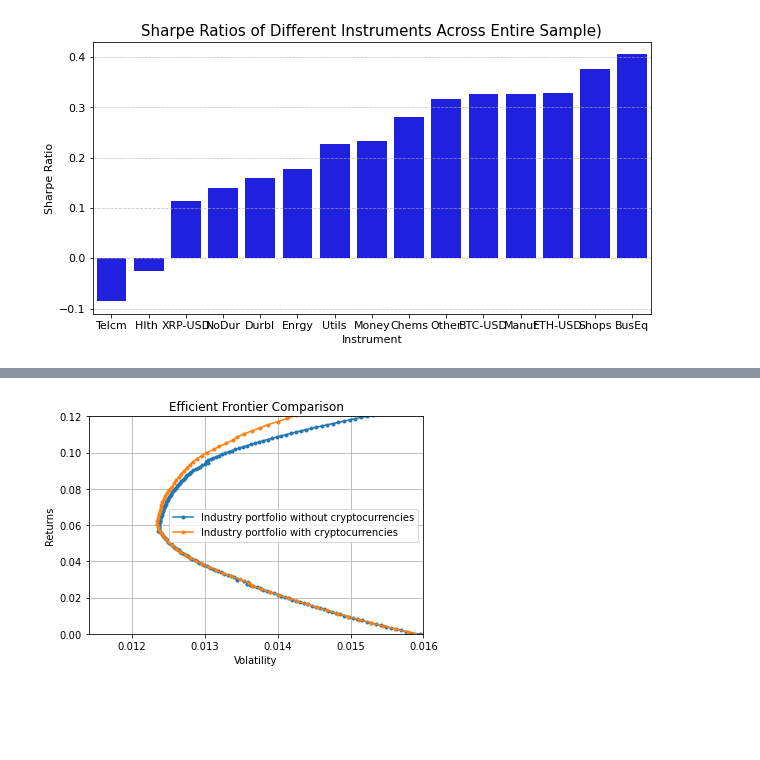
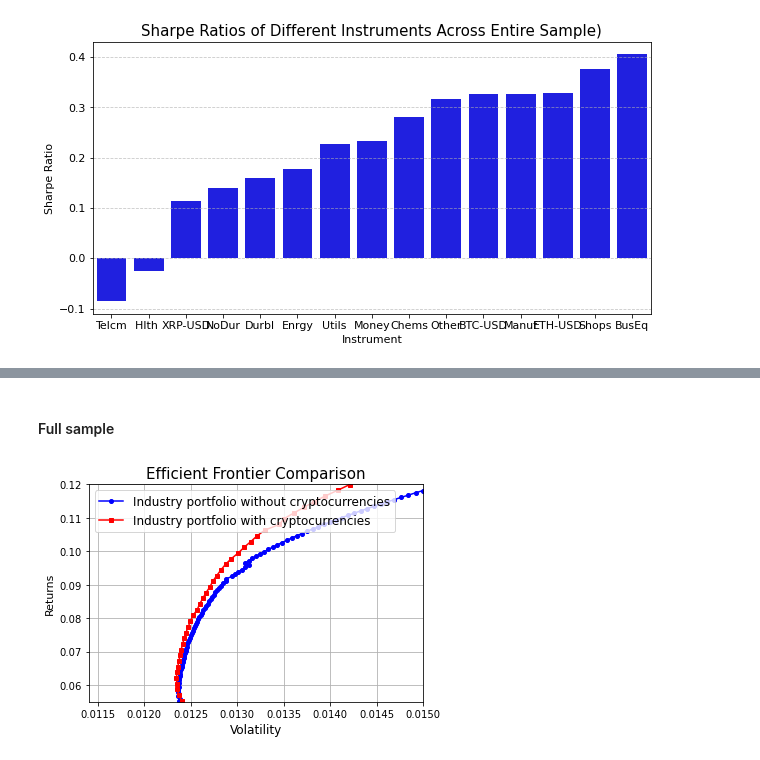
Before and after one commit to fairwayfinder/crypto-mean-variance-frontier, a Jupyter notebook: notebooks/MAIN.ipynb, the cells around one changed output, grey strips where cells are left out. Saved outputs shown, nothing was run; the diff lists cells and outputs as text; code cells hidden in the pictures; blank space fills up the shorter version.

Commit message:
Changing the plotting function for better reproducibility

```diff
--- a/notebooks/MAIN.ipynb
+++ b/notebooks/MAIN.ipynb
@@ -233,4 +168,0 @@ Plotting the mean-variance frontiers
-# %%
-er = util.annualize_rets(ind_crypto, periods_per_year)
-cov = ind_crypto.cov()
-industry_crypto_combined_plots = plot_ef(201, er[industry], cov.loc[industry, industry], er[industry_and_crypto], cov.loc[industry_and_crypto, industry_and_crypto])
@@ -241,46 +231,21 @@ industry_crypto_combined_plots = plot_ef(201, er[industry], cov.loc[industry, in
+# %% [markdown]
+#### Full sample
 # %%
-er = util.annualize_rets(ind_crypto, periods_per_year)
-cov = ind_crypto.cov()
+ind_crypto_spliced = ind_crypto['2017-10-31':'2023-10-31']
+
+er = util.annualize_rets(ind_crypto_spliced, periods_per_year)
+cov = ind_crypto_spliced.cov()
+
+industry_crypto_combined_plots = plot_ef(
+201, er[industry], cov.loc[industry, industry],
+er[industry_and_crypto],
+cov.loc[industry_and_crypto, industry_and_crypto],
+xlim=(0.0114, 0.015),
+ylim=(0.055, 0.12)
+)
+
+plt.savefig("../Reports/figures/Efficient_Frontier_Comparison_Full_Sample.png")
+
+plt.show()
+# %% [output]
+[figure, added]
-# %%
-er1 = er[industry]
-cov1 = cov.loc[industry, industry]
-er2 = er[industry_and_crypto]
-cov2 = cov.loc[industry_and_crypto, industry_and_crypto]
-n_points = 200
-
-# First efficient frontier
-weights1 = optimal_weights(n_points, er1, cov1)  # Assuming optimal_weights is implemented
-rets1 = [portfolio_return(w, er1) for w in weights]
-vols1 = [portfolio_vol(w, cov1) for w in weights]
-ef1 = pd.DataFrame({
-        "Returns": rets1,
-        "Volatility": vols1
-    })
-
-# Second efficient frontier
-weights2 = optimal_weights(n_points, er2, cov2)  # Assuming optimal_weights is implemented
-rets2 = [portfolio_return(w, er2) for w in weights2]
-vols2 = [portfolio_vol(w, cov2) for w in weights2]
-ef2 = pd.DataFrame({
-    "Returns": rets2,
-    "Volatility": vols2
-})
-
-# Plotting both efficient frontiers on the same graph
-ax = ef1.plot.line(x="Volatility", y="Returns", style='.-', label='Industry portfolio without cryptocurrencies')
-ef2.plot.line(x="Volatility", y="Returns", style='.-', ax=ax, label='Industry portfolio with cryptocurrencies')
-
-ax.set_xlim(left=0.0114, right=0.016)
-ax.set_ylim(bottom=0.0, top=0.12)
-
-# Customize the plot as needed
-plt.title("Efficient Frontier Comparison")
-plt.xlabel("Volatility")
-plt.ylabel("Returns")
-plt.legend()
-plt.grid(True)
-
-plt.savefig("../reports/figures/figure1.png")
-plt.show()
-# %% [output]
-[figure, removed]
```
Also changed, not shown: parts of 15 cells of this notebook, 3 other files.
